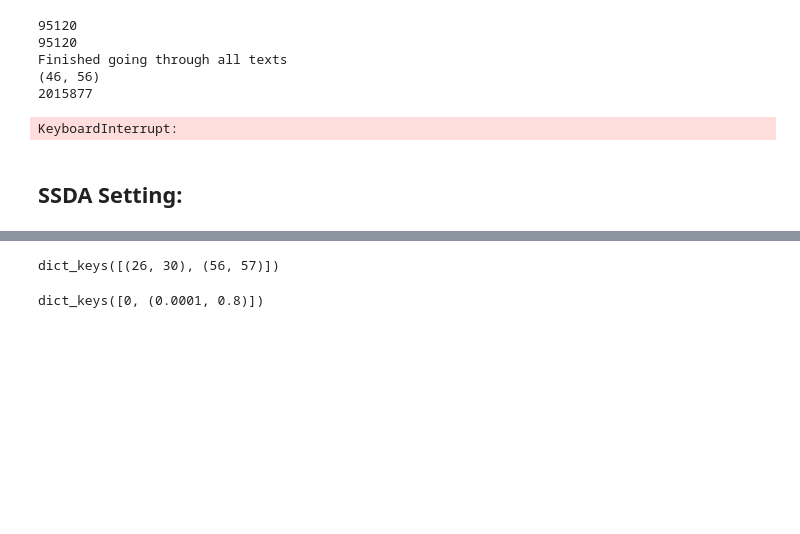
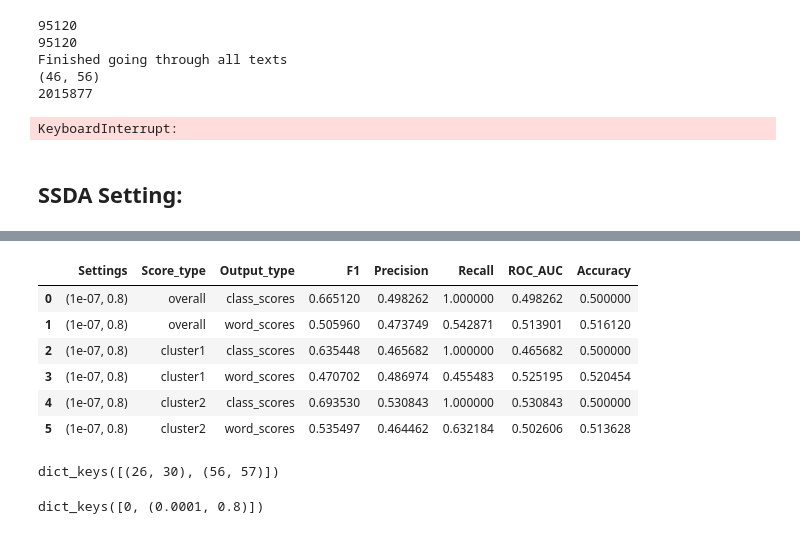
Before and after one commit to karthikshivaram24/Combatting-partisan-homogenization, a Jupyter notebook: attention_model.ipynb, the cells around one changed output, grey strips where cells are left out. Drawn from its saved outputs; the diff is of its cells as text; code cells hidden in the pictures; blank space fills up the shorter version.

```diff
--- a/attention_model.ipynb
+++ b/attention_model.ipynb
@@ -1508,3 +879,13 @@ test_score_maps = print_res(cp_test_scores)
+# %%
+test_score_maps[(26, 30)]
+# %% [output]
+|  | Settings | Score_type | Output_type | F1 | Precision | Recall | ROC_AUC | Accuracy |
+| 0 | (1e-07, 0.8) | overall | class_scores | 0.665120 | 0.498262 | 1.000000 | 0.498262 | 0.500000 |
+| 1 | (1e-07, 0.8) | overall | word_scores | 0.505960 | 0.473749 | 0.542871 | 0.513901 | 0.516120 |
+| 2 | (1e-07, 0.8) | cluster1 | class_scores | 0.635448 | 0.465682 | 1.000000 | 0.465682 | 0.500000 |
+| 3 | (1e-07, 0.8) | cluster1 | word_scores | 0.470702 | 0.486974 | 0.455483 | 0.525195 | 0.520454 |
+| 4 | (1e-07, 0.8) | cluster2 | class_scores | 0.693530 | 0.530843 | 1.000000 | 0.530843 | 0.500000 |
+| 5 | (1e-07, 0.8) | cluster2 | word_scores | 0.535497 | 0.464462 | 0.632184 | 0.502606 | 0.513628 |
 # %%
 with open("test_scores.pickle",'wb') as handle:
     pickle.dump(test_score_maps,handle,protocol=pickle.HIGHEST_PROTOCOL)
```
Also changed, not shown: parts of 11 cells of this notebook, 37 other files.
